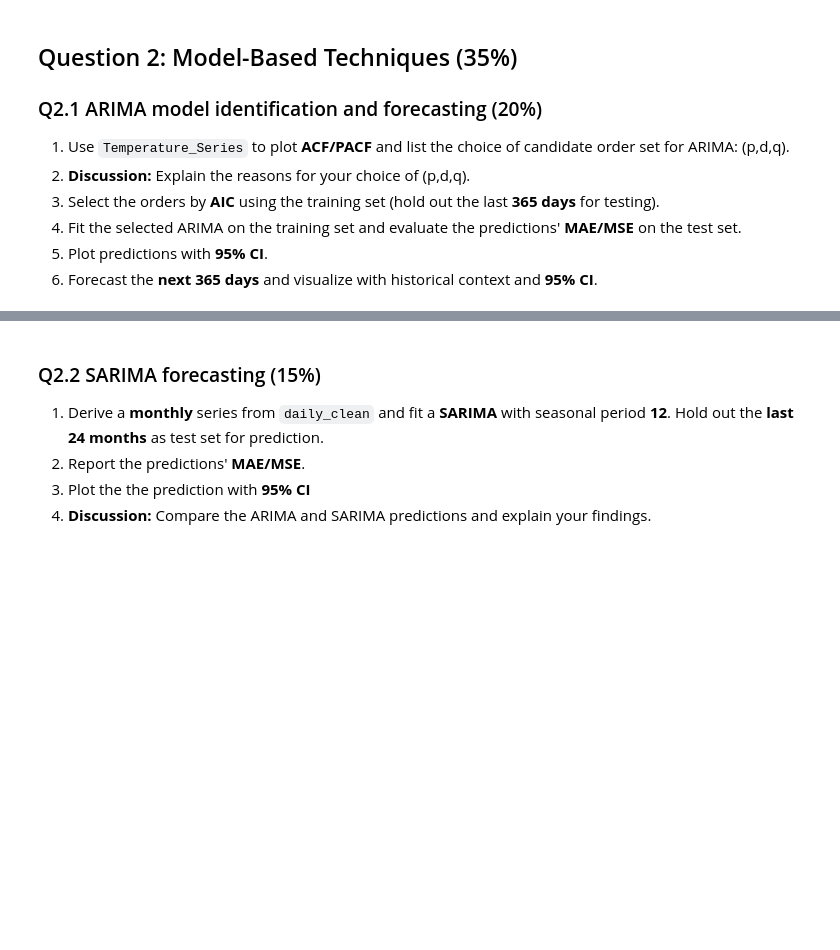
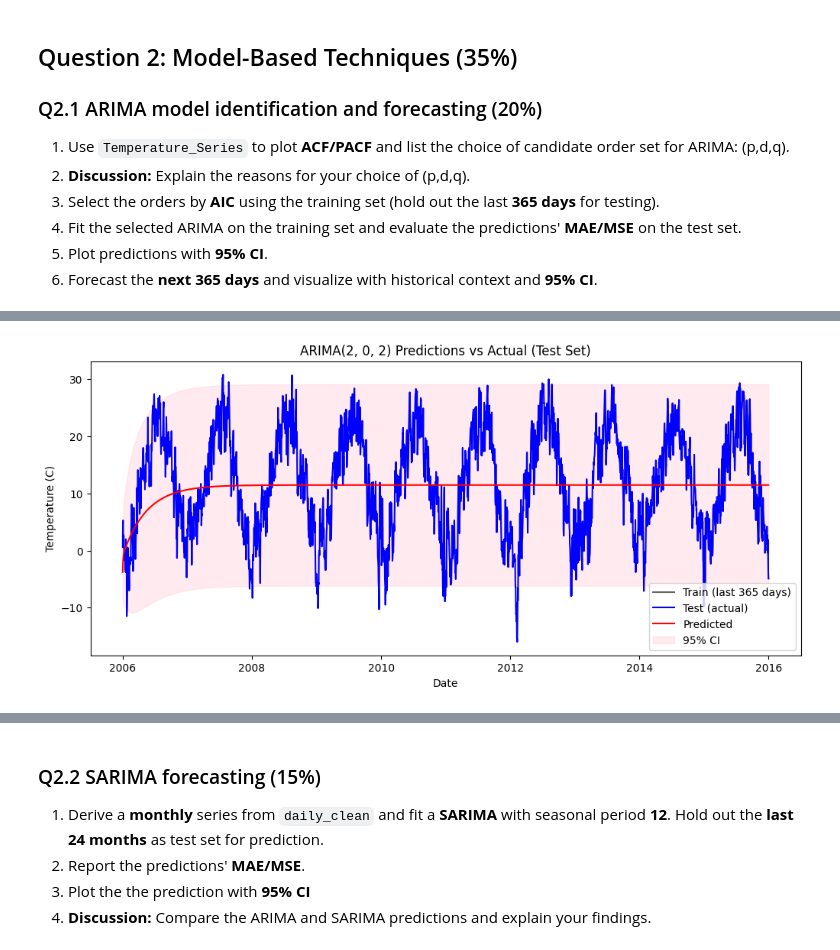
Before and after one commit to AdamDunn1437/4010_A1, a Jupyter notebook: Assignment1.ipynb, the cells around one changed output, grey strips where cells are left out. Saved outputs shown, nothing was run; the diff lists cells and outputs as text; code cells hidden in the pictures; blank space fills up the shorter version.

```diff
--- a/Assignment1.ipynb
+++ b/Assignment1.ipynb
@@ -91,2 +303,19 @@ Follow these steps before submitting your assignment:
 # %%
-# Answer to Q2.1.4
+from statsmodels.tsa.arima.model import ARIMA
+from sklearn.metrics import mean_absolute_error, mean_squared_error
+
+#make model
+model = ARIMA(train.dropna(), order=best_order)
+model_fit = model.fit()
+print(model_fit.summary())
+
+#make predictions
+start = len(train)
+end = len(train) + len(test) - 1
+pred_mean = model_fit.predict(start=start, end=end, dynamic=False)
+
+#calculate metrics
+mae = mean_absolute_error(test, pred_mean)
+mse = mean_squared_error(test, pred_mean)
+print(f"Test MAE: {mae:.4f}")
+print(f"Test MSE: {mse:.4f}")
@@ -93,2 +340,33 @@ Follow these steps before submitting your assignment:
 # %%
-# Answer to Q2.1.5
+#forecast for test set using model
+forecast_steps = len(test)
+forecast = model_fit.get_forecast(steps=forecast_steps)
+pred_mean = forecast.predicted_mean
+pred_ci = forecast.conf_int(alpha=0.05) #upper and lower bounds of interval
+
+#reset indexes of outputs so that they line up with my test indexes
+pred_mean.index = test.index
+pred_ci.index = test.index
+
+#plot training test and predictions
+plt.figure(figsize=(12,5))
+#plot training set
+plt.plot(train.index[-365:], train[-365:], label='Train (last 365 days)', color='black', alpha=0.6)
+#plot actual test values
+plt.plot(test.index, test, label='Test (actual)', color='blue')
+#plot predictions
+plt.plot(pred_mean.index, pred_mean, label='Predicted', color='red')
+
+#plot 95% confidence interval
+plt.fill_between(pred_ci.index,
+                 pred_ci.iloc[:,0],
+                 pred_ci.iloc[:,1],
+                 color='pink', alpha=0.3, label='95% CI')
+
+plt.title(f"ARIMA{best_order} Predictions vs Actual (Test Set)")
+plt.xlabel("Date")
+plt.ylabel("Temperature (C)")
+plt.legend()
+plt.show()
+# %% [output]
+[figure, added]
```
Also changed, not shown: parts of 41 cells of this notebook.
